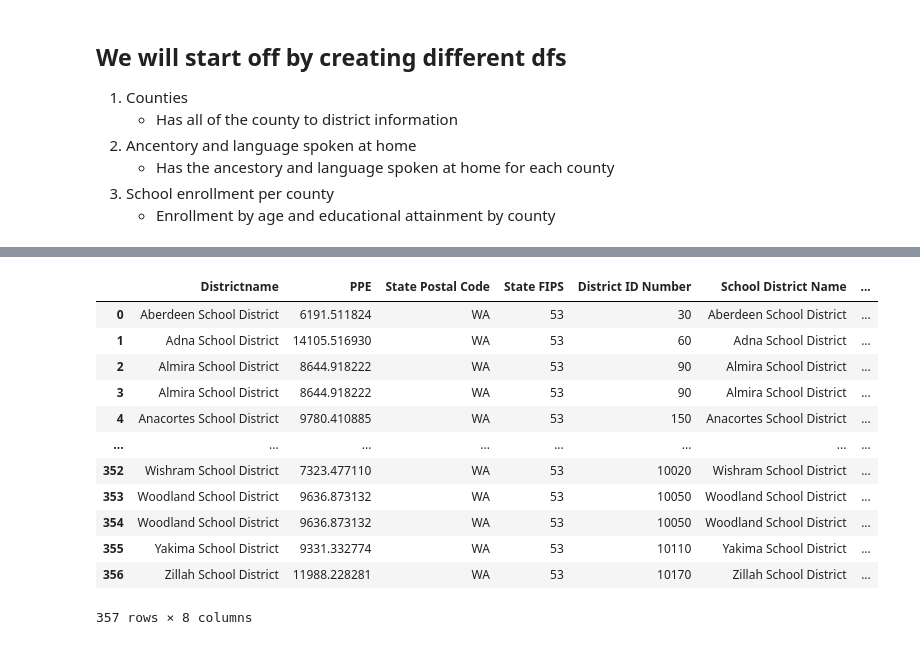
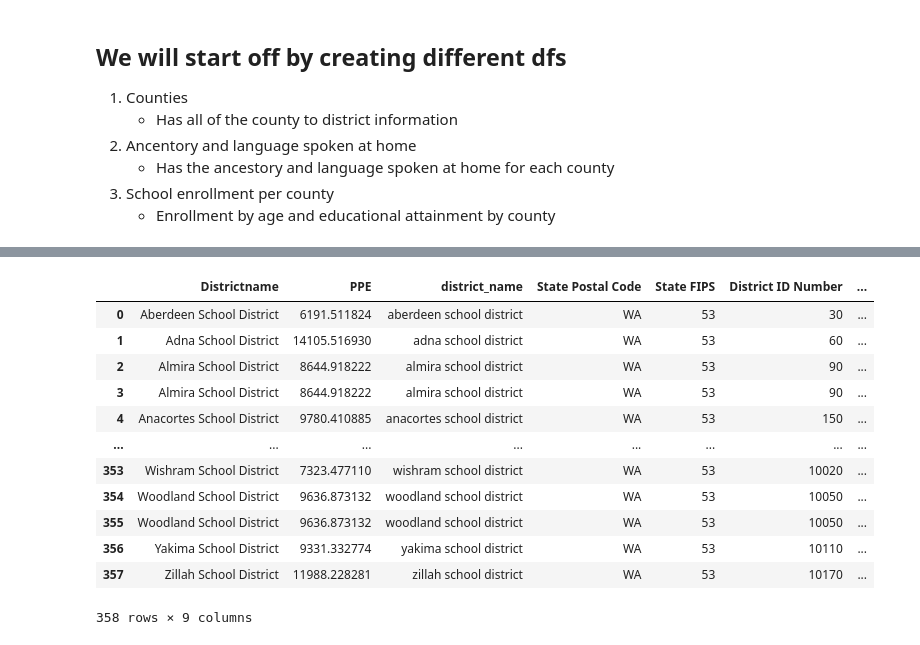
Before and after one commit to aronaacho/WALanguageDiversity, a Jupyter notebook: WALanguageDiversity.ipynb, the cells around one changed output, grey strips where cells are left out. Drawn from its saved outputs; the diff is of its cells as text; code cells hidden in the pictures.

```diff
--- a/WALanguageDiversity.ipynb
+++ b/WALanguageDiversity.ipynb
@@ -57,20 +17,33 @@ ppe
+# %%
+def clean(series):
+    '''
+    A function to clean columns in a dataframe to all lowercase strings.
+    Returns a cleaned list of the given column.
+    '''
+    cleaned = []
+    for row in series:
+        cleaned.append(str(row).lower())
+    return cleaned
+# %%
+ppe['district_name'] = clean(ppe['Districtname'])
+counties['district_name'] = clean(counties['School District Name'])
 # %%
-merged = ppe.merge(counties, right_on="School District Name", left_on="Districtname")
+merged = ppe.merge(counties, right_on="district_name", left_on="district_name")
 merged
 # %% [output]
-|  | Districtname | PPE | State Postal Code | State FIPS | District ID Number | School District Name | ... |
-| 0 | Aberdeen School District | 6191.511824 | WA | 53 | 30 | Aberdeen School District | ... |
-| 1 | Adna School District | 14105.516930 | WA | 53 | 60 | Adna School District | ... |
-| 2 | Almira School District | 8644.918222 | WA | 53 | 90 | Almira School District | ... |
-| 3 | Almira School District | 8644.918222 | WA | 53 | 90 | Almira School District | ... |
-| 4 | Anacortes School District | 9780.410885 | WA | 53 | 150 | Anacortes School District | ... |
+|  | Districtname | PPE | district_name | State Postal Code | State FIPS | District ID Number | ... |
+| 0 | Aberdeen School District | 6191.511824 | aberdeen school district | WA | 53 | 30 | ... |
+| 1 | Adna School District | 14105.516930 | adna school district | WA | 53 | 60 | ... |
+| 2 | Almira School District | 8644.918222 | almira school district | WA | 53 | 90 | ... |
+| 3 | Almira School District | 8644.918222 | almira school district | WA | 53 | 90 | ... |
+| 4 | Anacortes School District | 9780.410885 | anacortes school district | WA | 53 | 150 | ... |
 | ... | ... | ... | ... | ... | ... | ... | ... |
-| 352 | Wishram School District | 7323.477110 | WA | 53 | 10020 | Wishram School District | ... |
-| 353 | Woodland School District | 9636.873132 | WA | 53 | 10050 | Woodland School District | ... |
-| 354 | Woodland School District | 9636.873132 | WA | 53 | 10050 | Woodland School District | ... |
-| 355 | Yakima School District | 9331.332774 | WA | 53 | 10110 | Yakima School District | ... |
-| 356 | Zillah School District | 11988.228281 | WA | 53 | 10170 | Zillah School District | ... |
+| 353 | Wishram School District | 7323.477110 | wishram school district | WA | 53 | 10020 | ... |
+| 354 | Woodland School District | 9636.873132 | woodland school district | WA | 53 | 10050 | ... |
+| 355 | Woodland School District | 9636.873132 | woodland school district | WA | 53 | 10050 | ... |
+| 356 | Yakima School District | 9331.332774 | yakima school district | WA | 53 | 10110 | ... |
+| 357 | Zillah School District | 11988.228281 | zillah school district | WA | 53 | 10170 | ... |
-357 rows × 8 columns
+358 rows × 9 columns
 # %%
 languages = pd.read_csv("data/S1601LanguagesSpokenAtHome.csv")
 languages.set_index('Label (Grouping)', inplace=True)
```
Also changed, not shown: parts of 13 cells of this notebook.
